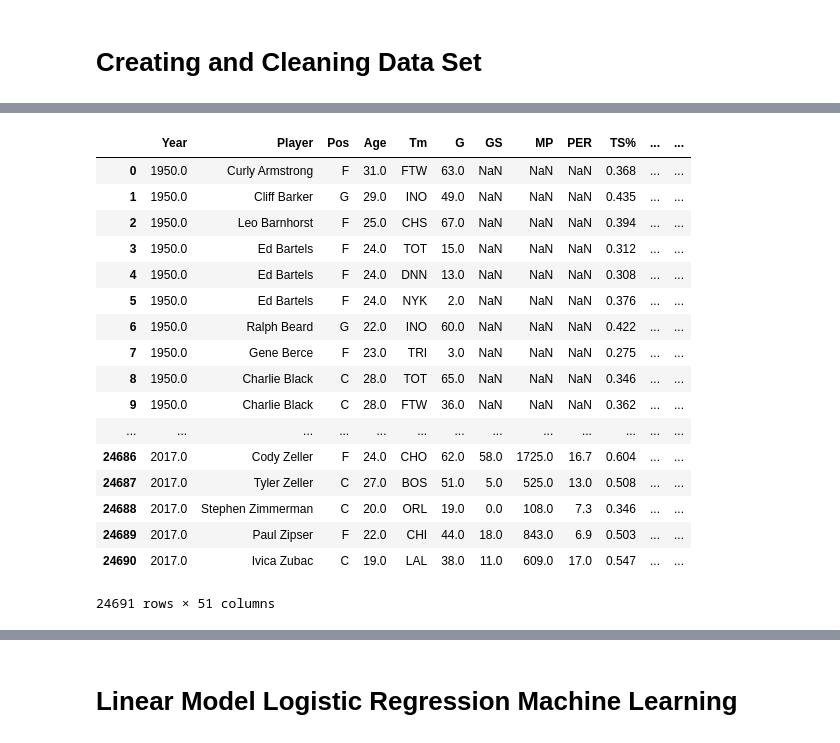
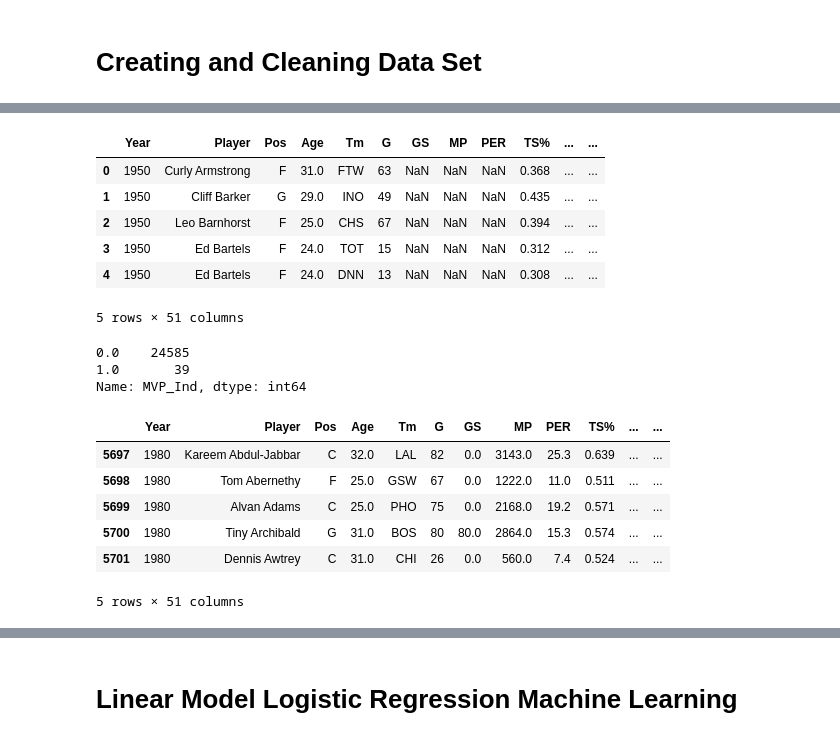
Before and after one commit to nickyd1218/KNDB, a Jupyter notebook: KNDB.ipynb, the cells around one changed output, grey strips where cells are left out. Saved outputs shown, nothing was run; the diff lists cells and outputs as text; code cells hidden in the pictures.

```diff
--- a/KNDB.ipynb
+++ b/KNDB.ipynb
@@ -33,24 +43,31 @@ kndb = pd.merge(sdata, mdata, how='left', on=["Year","Player"])
+# %%
+kndb = kndb.drop(columns = ['Award'])
+kndb.head()
+# %% [output]
+|  | Year | Player | Pos | Age | Tm | G | GS | MP | PER | TS% | ... | ... |
+| 0 | 1950 | Curly Armstrong | F | 31.0 | FTW | 63 | NaN | NaN | NaN | 0.368 | ... | ... |
+| 1 | 1950 | Cliff Barker | G | 29.0 | INO | 49 | NaN | NaN | NaN | 0.435 | ... | ... |
+| 2 | 1950 | Leo Barnhorst | F | 25.0 | CHS | 67 | NaN | NaN | NaN | 0.394 | ... | ... |
+| 3 | 1950 | Ed Bartels | F | 24.0 | TOT | 15 | NaN | NaN | NaN | 0.312 | ... | ... |
+| 4 | 1950 | Ed Bartels | F | 24.0 | DNN | 13 | NaN | NaN | NaN | 0.308 | ... | ... |
+5 rows × 51 columns
 # %%
-kndb
+kndb.MVP_Ind.value_counts()
 # %% [output]
-|  | Year | Player | Pos | Age | Tm | G | GS | MP | PER | TS% | ... | ... |
-| 0 | 1950.0 | Curly Armstrong | F | 31.0 | FTW | 63.0 | NaN | NaN | NaN | 0.368 | ... | ... |
-| 1 | 1950.0 | Cliff Barker | G | 29.0 | INO | 49.0 | NaN | NaN | NaN | 0.435 | ... | ... |
-| 2 | 1950.0 | Leo Barnhorst | F | 25.0 | CHS | 67.0 | NaN | NaN | NaN | 0.394 | ... | ... |
-| 3 | 1950.0 | Ed Bartels | F | 24.0 | TOT | 15.0 | NaN | NaN | NaN | 0.312 | ... | ... |
-| 4 | 1950.0 | Ed Bartels | F | 24.0 | DNN | 13.0 | NaN | NaN | NaN | 0.308 | ... | ... |
-| 5 | 1950.0 | Ed Bartels | F | 24.0 | NYK | 2.0 | NaN | NaN | NaN | 0.376 | ... | ... |
-| 6 | 1950.0 | Ralph Beard | G | 22.0 | INO | 60.0 | NaN | NaN | NaN | 0.422 | ... | ... |
-| 7 | 1950.0 | Gene Berce | F | 23.0 | TRI | 3.0 | NaN | NaN | NaN | 0.275 | ... | ... |
-| 8 | 1950.0 | Charlie Black | C | 28.0 | TOT | 65.0 | NaN | NaN | NaN | 0.346 | ... | ... |
-| 9 | 1950.0 | Charlie Black | C | 28.0 | FTW | 36.0 | NaN | NaN | NaN | 0.362 | ... | ... |
-| ... | ... | ... | ... | ... | ... | ... | ... | ... | ... | ... | ... | ... |
-| 24686 | 2017.0 | Cody Zeller | F | 24.0 | CHO | 62.0 | 58.0 | 1725.0 | 16.7 | 0.604 | ... | ... |
-| 24687 | 2017.0 | Tyler Zeller | C | 27.0 | BOS | 51.0 | 5.0 | 525.0 | 13.0 | 0.508 | ... | ... |
-| 24688 | 2017.0 | Stephen Zimmerman | C | 20.0 | ORL | 19.0 | 0.0 | 108.0 | 7.3 | 0.346 | ... | ... |
-| 24689 | 2017.0 | Paul Zipser | F | 22.0 | CHI | 44.0 | 18.0 | 843.0 | 6.9 | 0.503 | ... | ... |
-| 24690 | 2017.0 | Ivica Zubac | C | 19.0 | LAL | 38.0 | 11.0 | 609.0 | 17.0 | 0.547 | ... | ... |
-24691 rows × 51 columns
+0.0    24585
+1.0       39
+Name: MVP_Ind, dtype: int64
 # %%
 kndb = kndb[kndb.Year >= 1980]
+# %%
+kndb = kndb.fillna(0)
+kndb.head()
+# %% [output]
+|  | Year | Player | Pos | Age | Tm | G | GS | MP | PER | TS% | ... | ... |
+| 5697 | 1980 | Kareem Abdul-Jabbar | C | 32.0 | LAL | 82 | 0.0 | 3143.0 | 25.3 | 0.639 | ... | ... |
+| 5698 | 1980 | Tom Abernethy | F | 25.0 | GSW | 67 | 0.0 | 1222.0 | 11.0 | 0.511 | ... | ... |
+| 5699 | 1980 | Alvan Adams | C | 25.0 | PHO | 75 | 0.0 | 2168.0 | 19.2 | 0.571 | ... | ... |
+| 5700 | 1980 | Tiny Archibald | G | 31.0 | BOS | 80 | 80.0 | 2864.0 | 15.3 | 0.574 | ... | ... |
+| 5701 | 1980 | Dennis Awtrey | C | 31.0 | CHI | 26 | 0.0 | 560.0 | 7.4 | 0.524 | ... | ... |
+5 rows × 51 columns
 # %%
```
Also changed, not shown: parts of 15 cells of this notebook, 1 other file.
